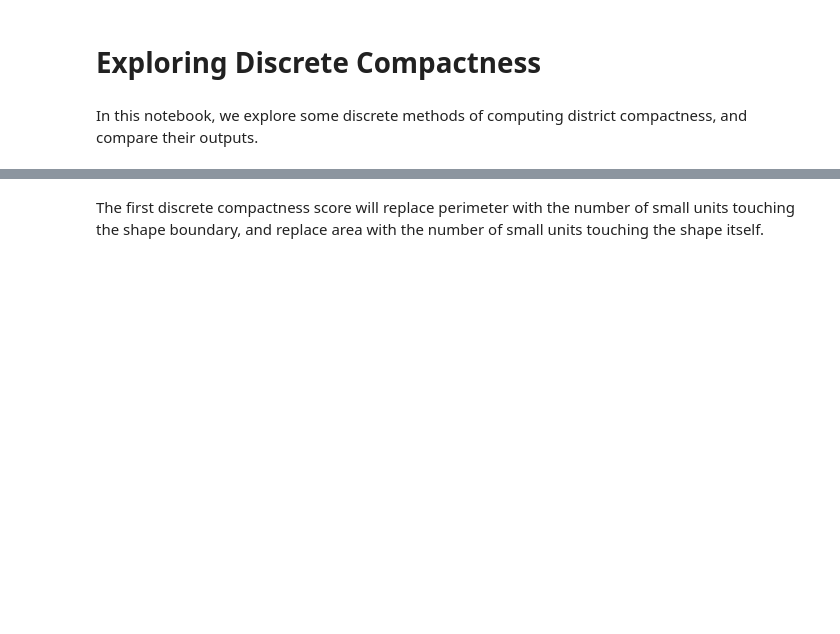
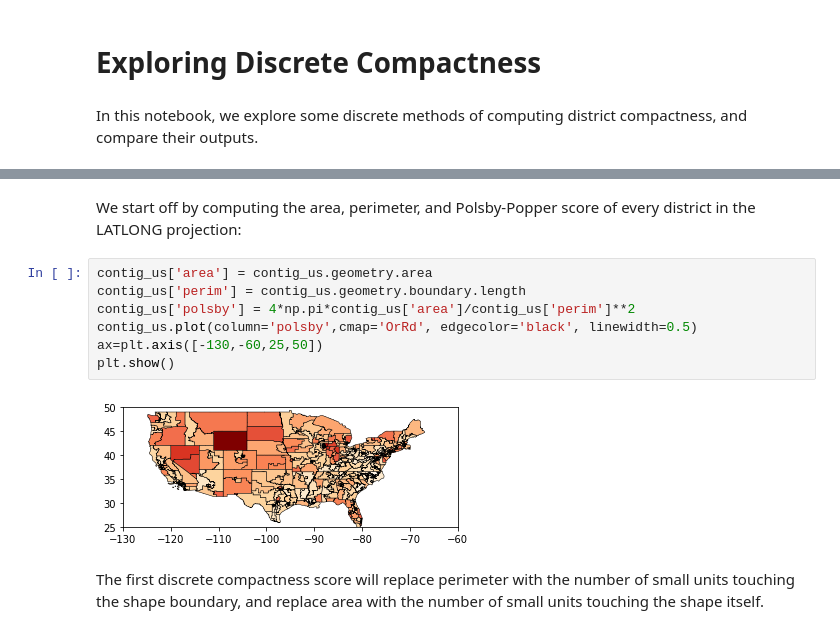
Before and after one commit to AssafBarNatan/discrete-compactness-jupyter, a Jupyter notebook: exploring-discrete-compactness.ipynb, the cells around one changed output, grey strips where cells are left out. Cells and saved outputs as stored; diff of their text form; blank space fills up the shorter version.

```diff
--- a/exploring-discrete-compactness.ipynb
+++ b/exploring-discrete-compactness.ipynb
@@ -16,3 +20,14 @@ plt.show()
+# %% [markdown]
+We start off by computing the area, perimeter, and Polsby-Popper score of every district in the LATLONG projection:
+# %%
+contig_us['area'] = contig_us.geometry.area
+contig_us['perim'] = contig_us.geometry.boundary.length
+contig_us['polsby'] = 4*np.pi*contig_us['area']/contig_us['perim']**2
+contig_us.plot(column='polsby',cmap='OrRd', edgecolor='black', linewidth=0.5)
+ax=plt.axis([-130,-60,25,50])
+plt.show()
+# %% [output]
+[figure, added]
 # %% [markdown]
 The first discrete compactness score will replace perimeter with the number of small units touching the shape boundary, and replace area with the number of small units touching the shape itself.
 # %%
```
Also changed, not shown: parts of 4 cells of this notebook, 1 other file.
